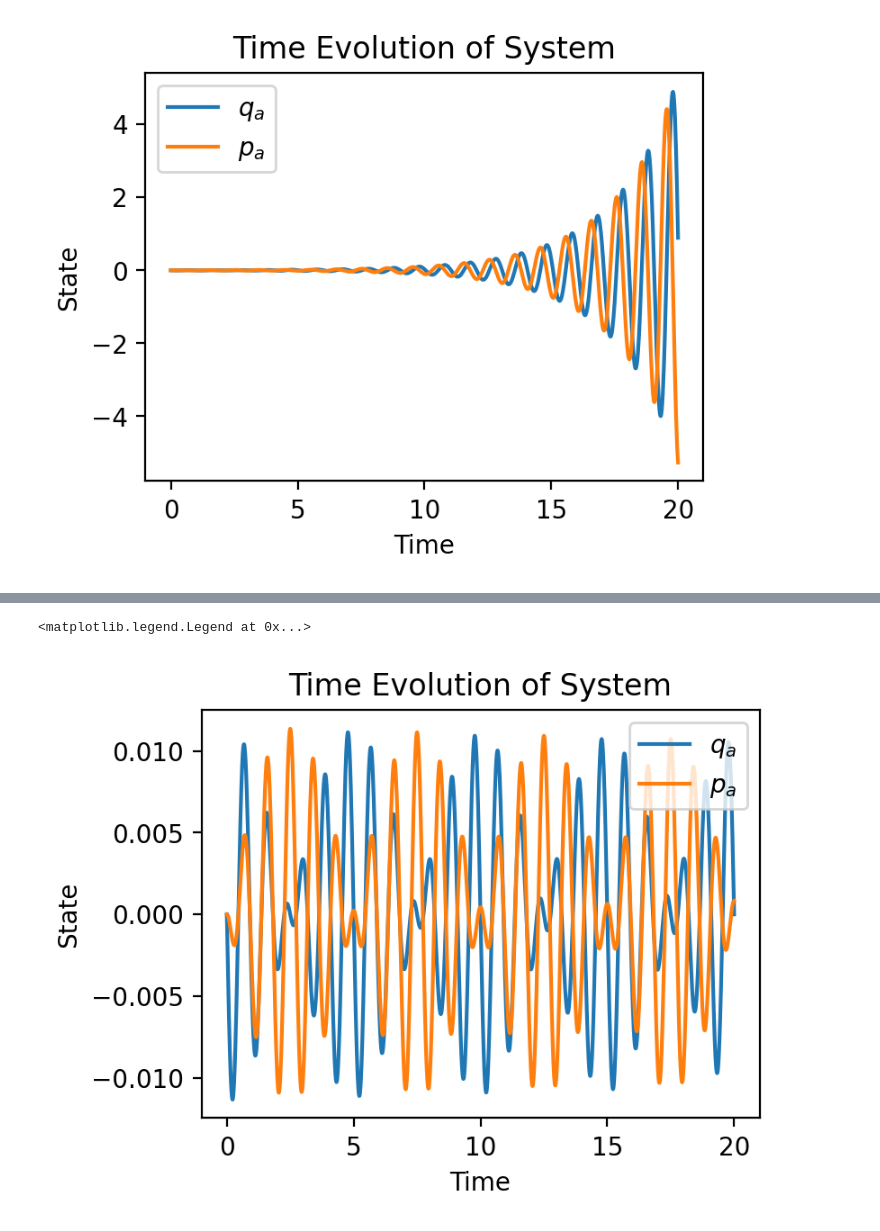
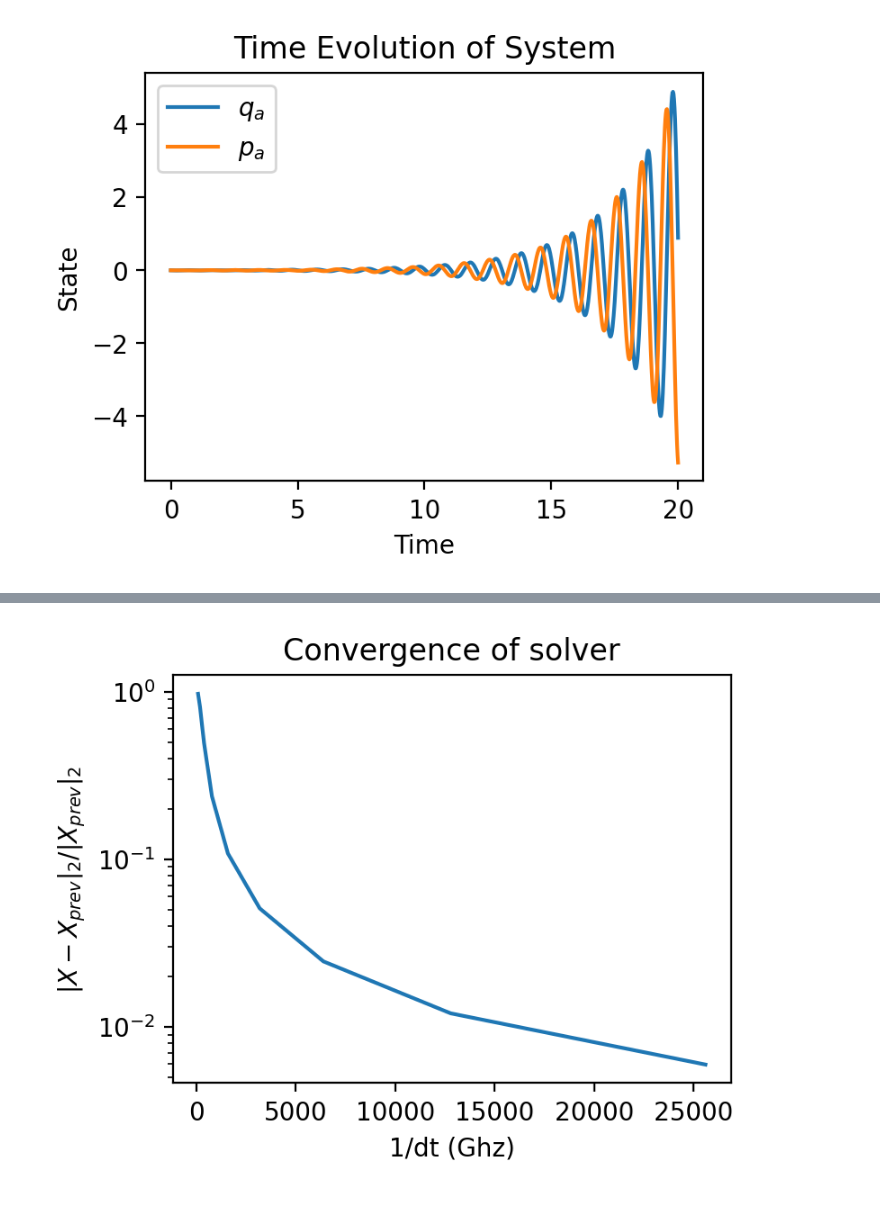
Before and after one commit to Phionx/quantumnetworks, a Jupyter notebook: demos/analysis/SolverOptimizer.ipynb, the cells around one changed output, grey strips where cells are left out. Drawn from its saved outputs; the diff is of its cells as text; code cells hidden in the pictures.

```diff
--- a/demos/analysis/SolverOptimizer.ipynb
+++ b/demos/analysis/SolverOptimizer.ipynb
@@ -21,14 +23,5 @@ ax.legend()
 [figure]
 # %%
 opt = SolverOptimizer(sys, x_0, 0, 20)
-dchi_2s, dts = opt.optimal_dt()
-
-fig = plt.figure(figsize=(4, 3), dpi=200)
-ax = fig.subplots()
-
-ax.semilogy(1/dts, dchi_2s)
-ax.set_xlabel("1/dt (Ghz)")
-ax.set_ylabel("$|X - X_{prev}|_{max}$")
-ax.set_title(f"Convergence of solver")
-plt.show()
+dchi_2s, dts = opt.sweep_dt()
 # %% [output]
@@ -36,11 +47,11 @@ plt.show()
-# %%
-# post optimization
-final_dt = dts[-1]
-sys = SingleModeSystem(params={"omega_a": omega_a, "kappa_a": 2*np.pi*0.001}, A_in = A_in)
-ts = np.arange(0, 20+final_dt, final_dt)
-X = sys.forward_euler(x_0, ts)
-fig, ax = plot_full_evolution(X, ts, labels=["$q_a$","$p_a$"])
-ax.legend()
-# %% [output]
-<matplotlib.legend.Legend at 0x...>
-[figure, removed]
+# %%
+fig = plt.figure(figsize=(4, 3), dpi=200)
+ax = fig.subplots()
+
+ax.semilogy(1/dts, dchi_2s)
+ax.set_xlabel("1/dt (Ghz)")
+ax.set_ylabel("$\|X - X_{prev}\|_2/\|X_{prev}\|_2}$")
+ax.set_title(f"Convergence of solver")
+plt.show()
+# %% [output]
+[figure, added]
```
Also changed, not shown: parts of 7 cells of this notebook, 1 other file.
